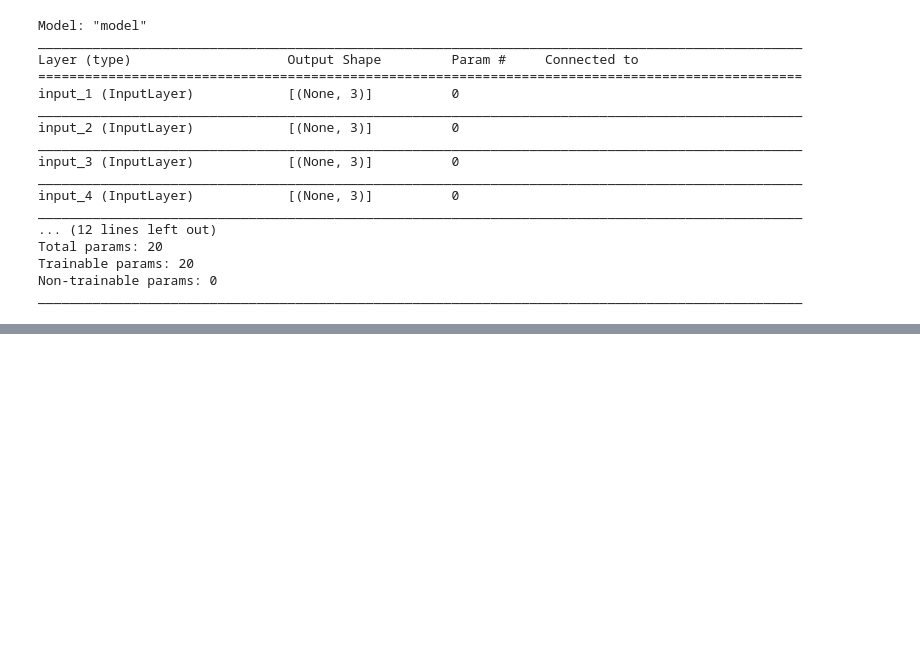
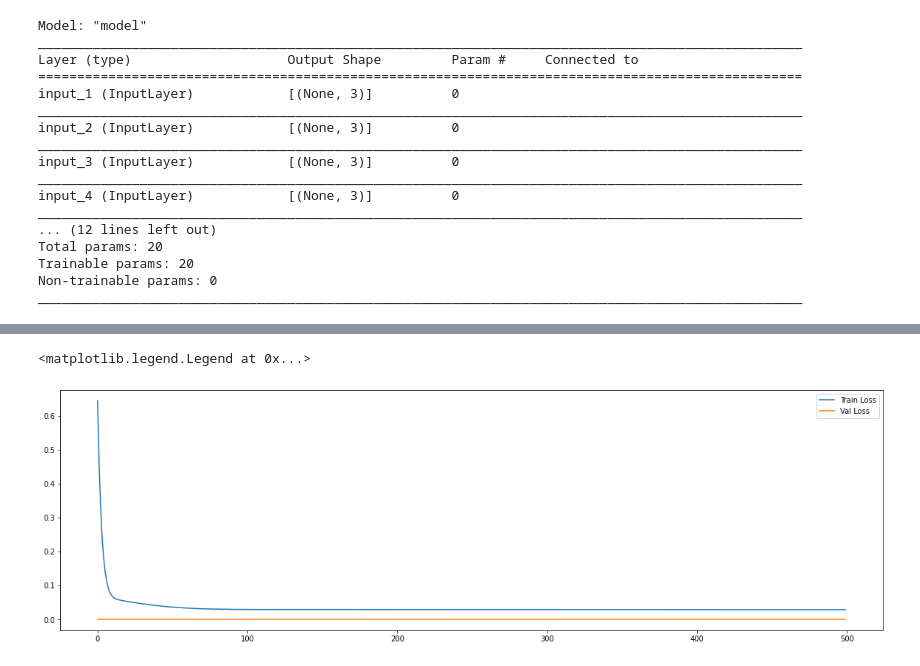
Before and after one commit to rtegao/Pharma-Sales, a Jupyter notebook: EsembleLearning/EsembleRNN.ipynb, the cells around one changed output, grey strips where cells are left out. Cells and saved outputs as stored; diff of their text form; code cells hidden in the pictures; blank space fills up the shorter version.

```diff
--- a/EsembleLearning/EsembleRNN.ipynb
+++ b/EsembleLearning/EsembleRNN.ipynb
@@ -395,11 +397,11 @@ input_4 = Input(shape=(x_train.shape[0],))
 input_5 = Input(shape=(x_train.shape[0],))
 
 
-output_1 = Dense(1)(input_1)
-output_2 = Dense(1)(input_2)
-output_3 = Dense(1)(input_3)
-output_4 = Dense(1)(input_4)
-output_5 = Dense(1)(input_5)
+output_1 = Dense(1,activation='linear')(input_1)
+output_2 = Dense(1,activation='linear')(input_2)
+output_3 = Dense(1,activation='linear')(input_3)
+output_4 = Dense(1,activation='linear')(input_4)
+output_5 = Dense(1,activation='linear')(input_5)
 
 model = Model( inputs = [input_1,input_2,input_3,input_4,input_5], outputs = [output_1,output_2,output_3,output_4,output_5] )
 
@@ -437,3 +426,0 @@ output_5 = y_train[:,4]
-# %%
-model.compile(optimizer='adam',metrics=['mae'],loss='mse')
-model.fit([input_1,input_2,input_3,input_4,input_5],[output_1,output_2,output_3,output_4,output_5],epochs=10,batch_size=32,verbose=1)
@@ -484,0 +525,8 @@ model.get_weights()
+# %%
+plt.figure(figsize=(20,6))
+plt.plot(history.history['loss'])
+plt.plot(history.history['val_loss'])
+plt.legend(['Train Loss', 'Val Loss'])
+# %% [output]
+<matplotlib.legend.Legend at 0x...>
+[figure, added]
```
Also changed, not shown: parts of 14 cells of this notebook, 1 other file.
